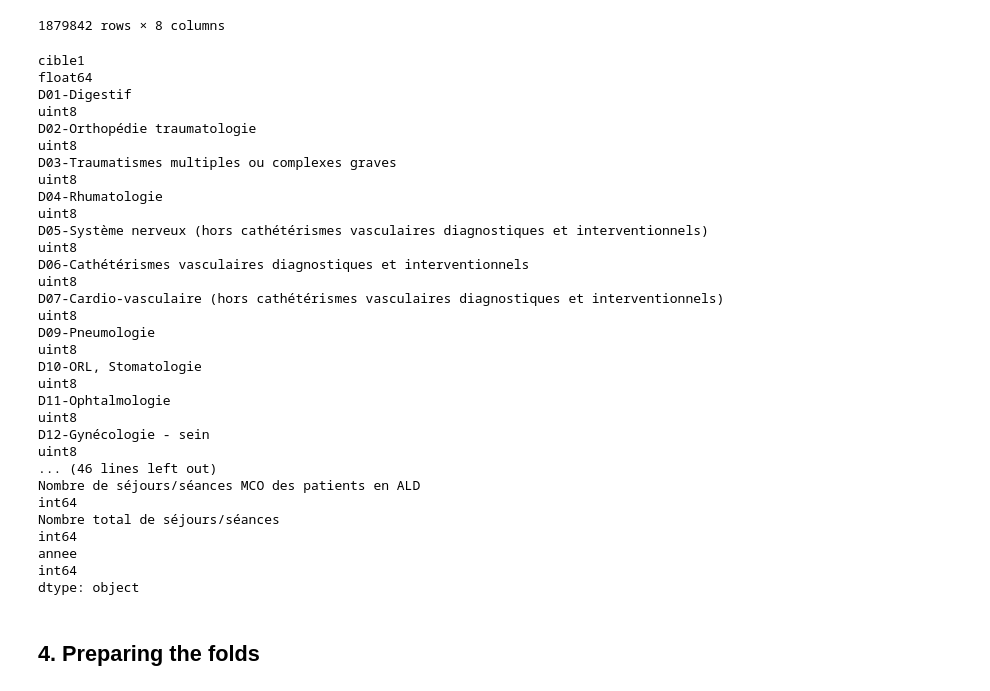
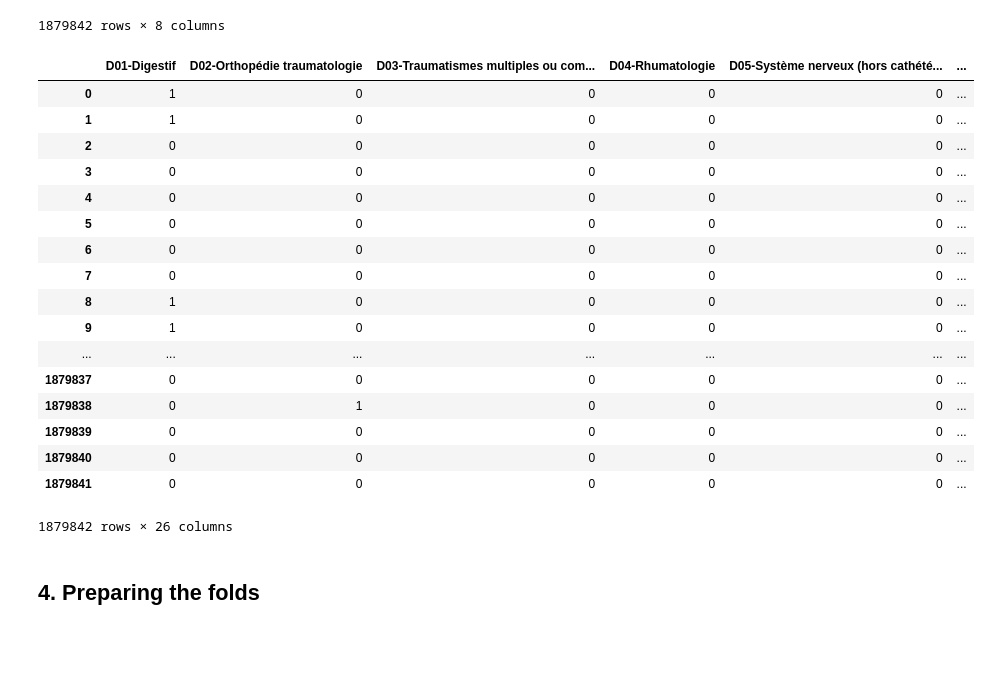
Before and after one commit to jeanmalo/Challenge-ML, a Jupyter notebook: Challenge X WS.ipynb, the cells around one changed output. Drawn from its saved outputs; the diff is of its cells as text; code cells hidden in the pictures; blank space fills up the shorter version.

```diff
--- a/Challenge X WS.ipynb
+++ b/Challenge X WS.ipynb
@@ -195,26 +195,28 @@ cols = train_new.columns.tolist()
 cols =  cols[5:] + cols[1:5]
 cols
 train_new=train_new[cols]
-# %%
-train_new.dtypes
-# %% [output]
-cible1                                                                                      float64
-D01-Digestif                                                                                  uint8
-D02-Orthopédie traumatologie                                                                  uint8
-D03-Traumatismes multiples ou complexes graves                                                uint8
-D04-Rhumatologie                                                                              uint8
-D05-Système nerveux (hors cathétérismes vasculaires diagnostiques et interventionnels)        uint8
-D06-Cathétérismes vasculaires diagnostiques et interventionnels                               uint8
-D07-Cardio-vasculaire (hors cathétérismes vasculaires diagnostiques et interventionnels)      uint8
-D09-Pneumologie                                                                               uint8
-D10-ORL, Stomatologie                                                                         uint8
-D11-Ophtalmologie                                                                             uint8
-D12-Gynécologie - sein                                                                        uint8
-... (46 lines left out)
-Nombre de séjours/séances MCO des patients en ALD                                             int64
-Nombre total de séjours/séances                                                               int64
-annee                                                                                         int64
-dtype: object
+# %%
+#train_new.dtypes
+train_DA
+# %% [output]
+|  | D01-Digestif | D02-Orthopédie traumatologie | D03-Traumatismes multiples ou com... | D04-Rhumatologie | D05-Système nerveux (hors cathété... | ... |
+| 0 | 1 | 0 | 0 | 0 | 0 | ... |
+| 1 | 1 | 0 | 0 | 0 | 0 | ... |
+| 2 | 0 | 0 | 0 | 0 | 0 | ... |
+| 3 | 0 | 0 | 0 | 0 | 0 | ... |
+| 4 | 0 | 0 | 0 | 0 | 0 | ... |
+| 5 | 0 | 0 | 0 | 0 | 0 | ... |
+| 6 | 0 | 0 | 0 | 0 | 0 | ... |
+| 7 | 0 | 0 | 0 | 0 | 0 | ... |
+| 8 | 1 | 0 | 0 | 0 | 0 | ... |
+| 9 | 1 | 0 | 0 | 0 | 0 | ... |
+| ... | ... | ... | ... | ... | ... | ... |
+| 1879837 | 0 | 0 | 0 | 0 | 0 | ... |
+| 1879838 | 0 | 1 | 0 | 0 | 0 | ... |
+| 1879839 | 0 | 0 | 0 | 0 | 0 | ... |
+| 1879840 | 0 | 0 | 0 | 0 | 0 | ... |
+| 1879841 | 0 | 0 | 0 | 0 | 0 | ... |
+1879842 rows × 26 columns
 # %% [markdown]
 ## 4. Preparing the folds
 # %% [markdown]
```
Also changed, not shown: parts of 4 cells of this notebook.
